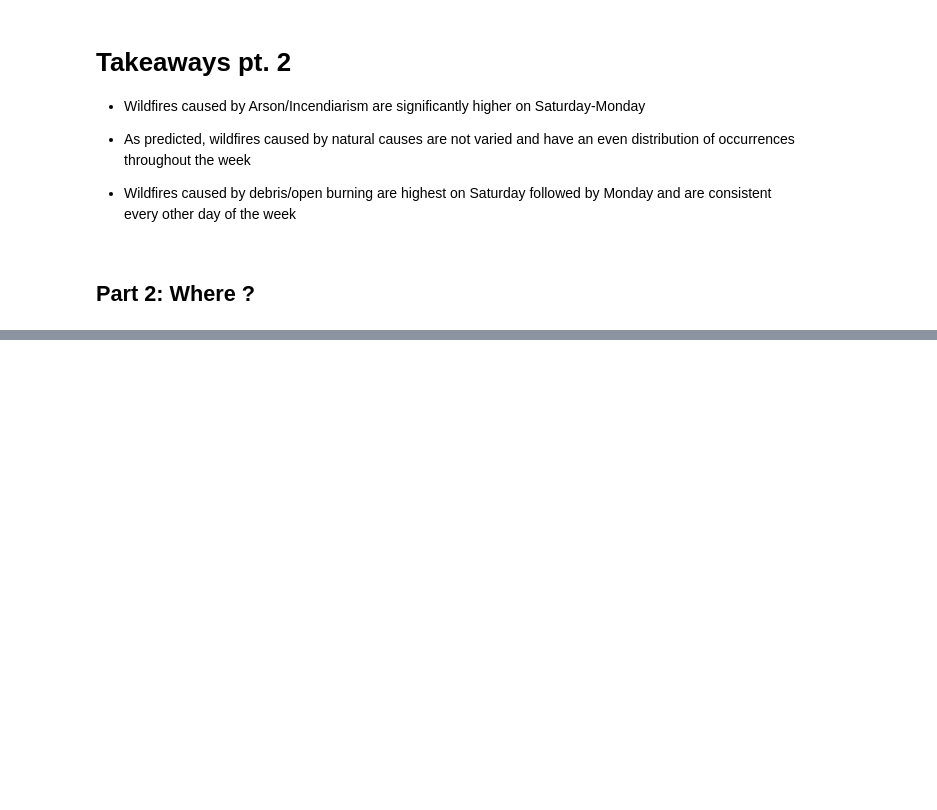
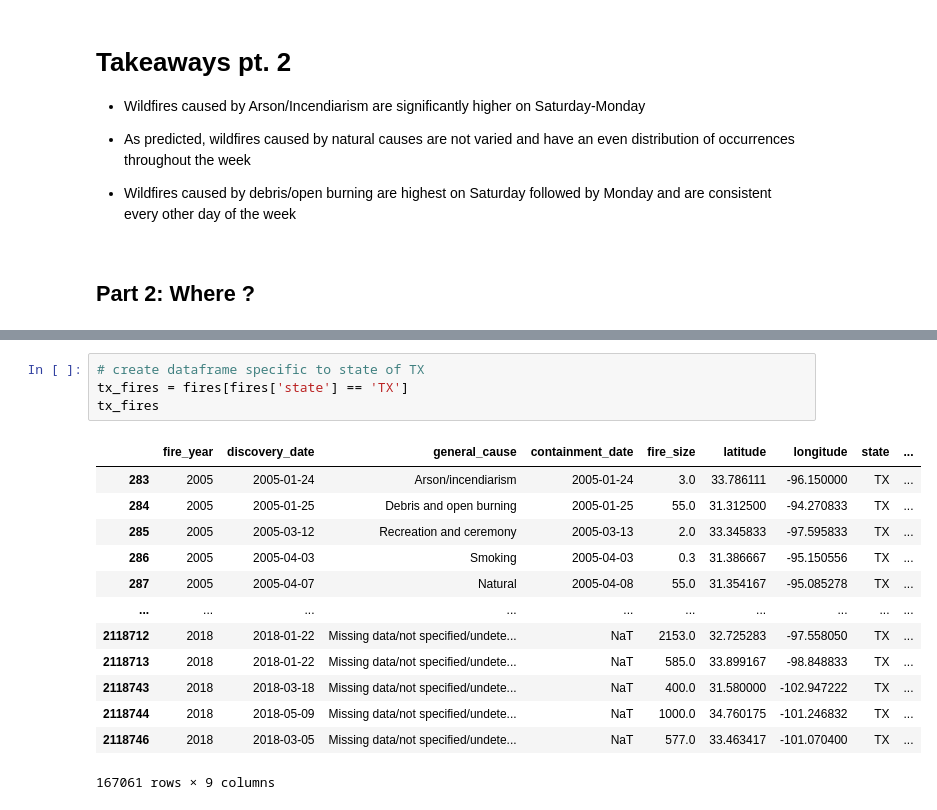
Before and after one commit to Dames-Researching-Flames/Sound-the-Alarm, a Jupyter notebook: Individual Works/kristine_workbook.ipynb, the cells around one changed output, grey strips where cells are left out. Saved outputs shown, nothing was run; the diff lists cells and outputs as text; blank space fills up the shorter version.

```diff
--- a/Individual Works/kristine_workbook.ipynb
+++ b/Individual Works/kristine_workbook.ipynb
@@ -423,3 +406,21 @@ size_cause.set_xticklabels(size_cause.get_xticklabels(),rotation=40)
  Text(11, 0, 'Equipment and vehicle use'),
  Text(12, 0, 'Missing data/not specified/undetermined')]
 [figure]
+# %%
+# create dataframe specific to state of TX
+tx_fires = fires[fires['state'] == 'TX']
+tx_fires
+# %% [output]
+|  | fire_year | discovery_date | general_cause | containment_date | fire_size | latitude | longitude | state | ... |
+| 283 | 2005 | 2005-01-24 | Arson/incendiarism | 2005-01-24 | 3.0 | 33.786111 | -96.150000 | TX | ... |
+| 284 | 2005 | 2005-01-25 | Debris and open burning | 2005-01-25 | 55.0 | 31.312500 | -94.270833 | TX | ... |
+| 285 | 2005 | 2005-03-12 | Recreation and ceremony | 2005-03-13 | 2.0 | 33.345833 | -97.595833 | TX | ... |
+| 286 | 2005 | 2005-04-03 | Smoking | 2005-04-03 | 0.3 | 31.386667 | -95.150556 | TX | ... |
+| 287 | 2005 | 2005-04-07 | Natural | 2005-04-08 | 55.0 | 31.354167 | -95.085278 | TX | ... |
+| ... | ... | ... | ... | ... | ... | ... | ... | ... | ... |
+| 2118712 | 2018 | 2018-01-22 | Missing data/not specified/undete... | NaT | 2153.0 | 32.725283 | -97.558050 | TX | ... |
+| 2118713 | 2018 | 2018-01-22 | Missing data/not specified/undete... | NaT | 585.0 | 33.899167 | -98.848833 | TX | ... |
+| 2118743 | 2018 | 2018-03-18 | Missing data/not specified/undete... | NaT | 400.0 | 31.580000 | -102.947222 | TX | ... |
+| 2118744 | 2018 | 2018-05-09 | Missing data/not specified/undete... | NaT | 1000.0 | 34.760175 | -101.246832 | TX | ... |
+| 2118746 | 2018 | 2018-03-05 | Missing data/not specified/undete... | NaT | 577.0 | 33.463417 | -101.070400 | TX | ... |
+167061 rows × 9 columns
```
Also changed, not shown: parts of 10 cells of this notebook.
